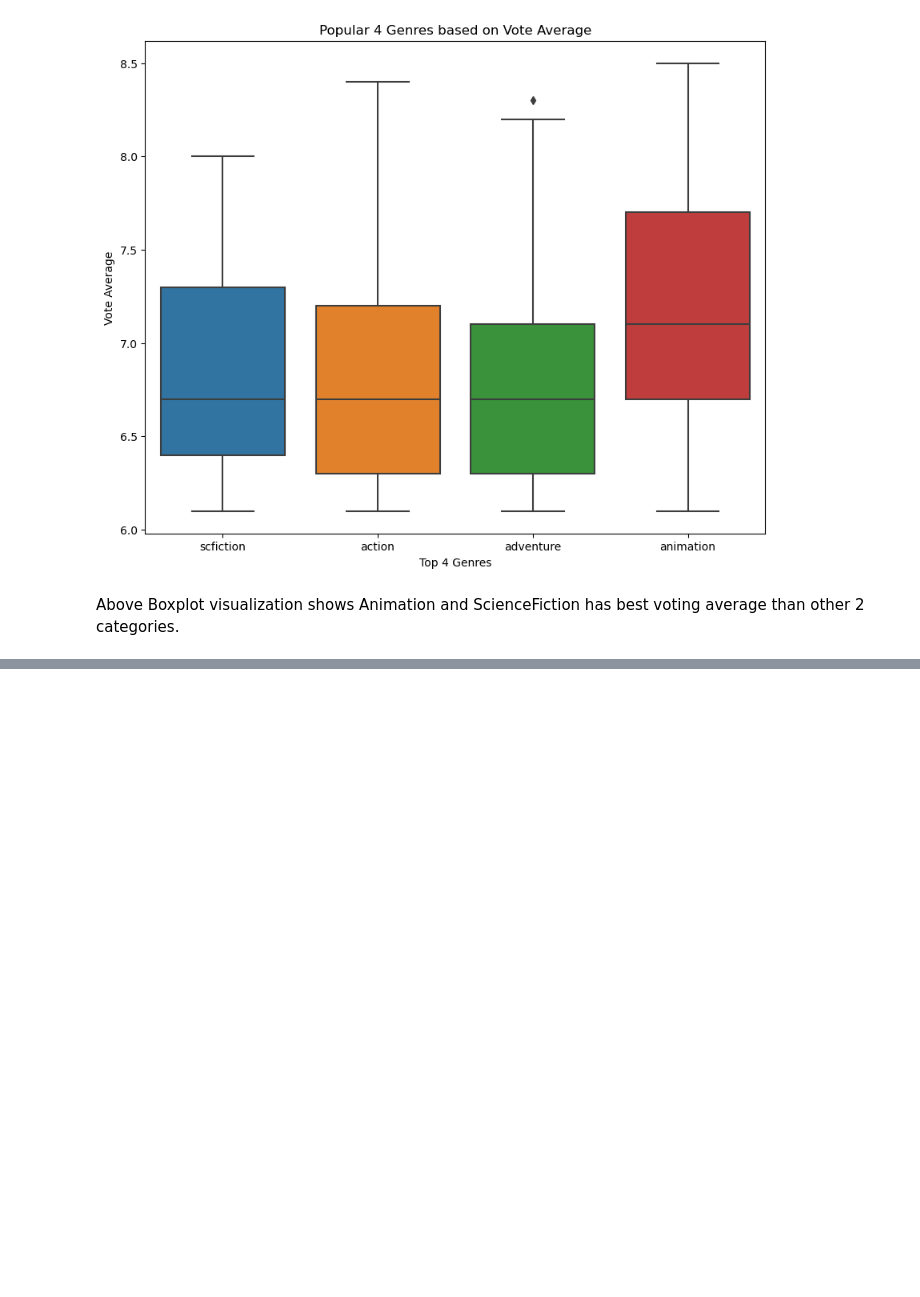
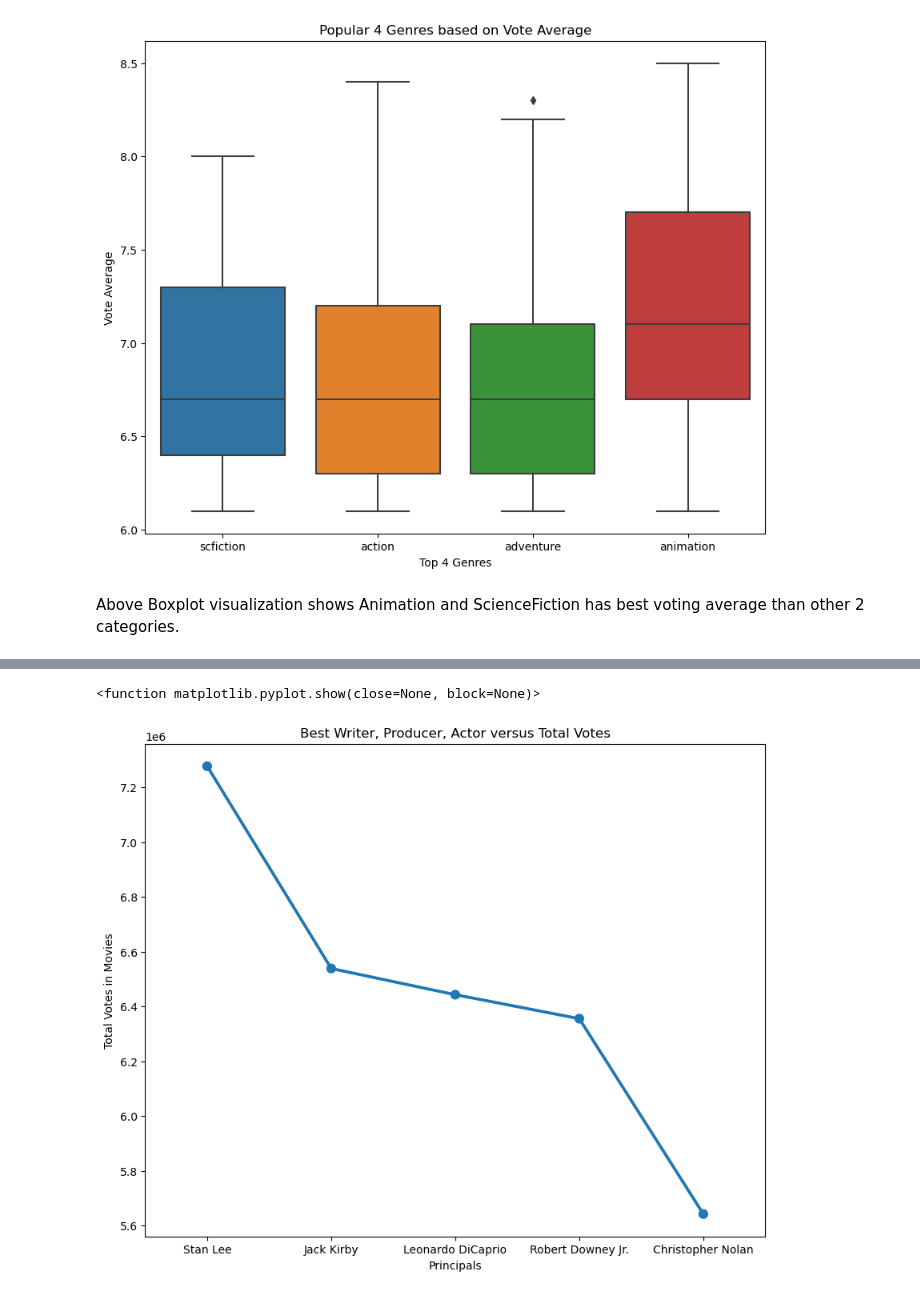
Before and after one commit to YamunaU75/FortuneMoviePhase2, a Jupyter notebook: index.ipynb, the cells around one changed output, grey strips where cells are left out. Saved outputs shown, nothing was run; the diff lists cells and outputs as text; code cells hidden in the pictures; blank space fills up the shorter version.

```diff
--- a/index.ipynb
+++ b/index.ipynb
@@ -768,0 +790,7 @@ Exploring im.db database for visualization. Table movie_ratings has mean numvote
+# %%
+# Sql query with numvotes>3523 and averagerating>6, finding total numvotes for each principal
+df_principals = pd.read_sql("""SELECT SUM(numvotes) as totalvotes, averagerating, person_id, primary_name, category FROM movie_ratings
+               JOIN principals USING(movie_id)
+               JOIN persons USING(person_id)
+               WHERE numvotes>3500 AND averagerating>6 GROUP BY person_id ORDER BY totalvotes DESC""", imdb)
+df_principals
@@ -768,0 +811,15 @@ Exploring im.db database for visualization. Table movie_ratings has mean numvote
+# %%
+# visualize top 5 principals
+principal_subset = df_principals.head()
+
+fig, ax = plt.subplots(figsize = (10,8))
+sns.pointplot(data=principal_subset, x= 'primary_name' , y="totalvotes")
+
+# title, labels
+plt.title('Best Writer, Producer, Actor versus Total Votes')
+plt.ylabel('Total Votes in Movies')
+plt.xlabel('Principals')
+plt.show
+# %% [output]
+<function matplotlib.pyplot.show(close=None, block=None)>
+[figure, added]
```
Also changed, not shown: parts of 33 cells of this notebook, 2 other files.
